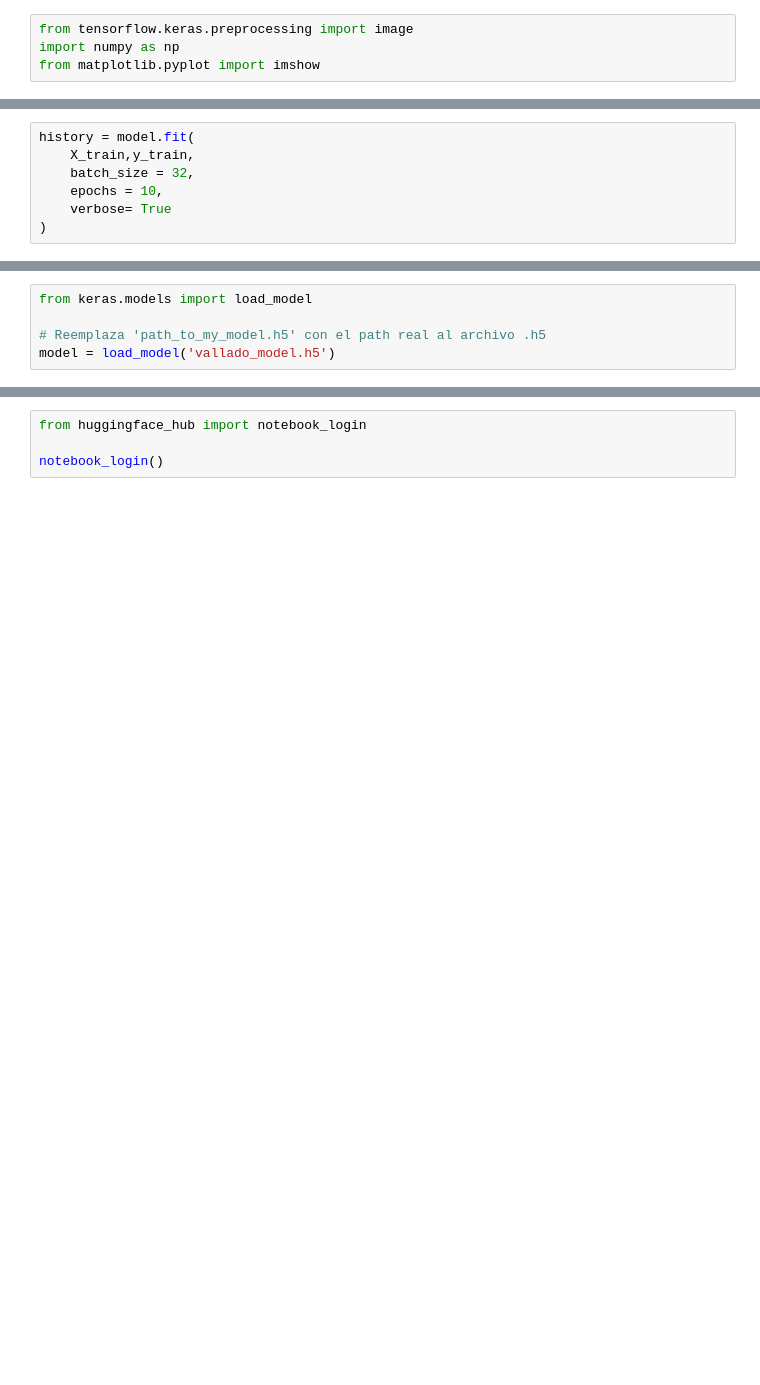
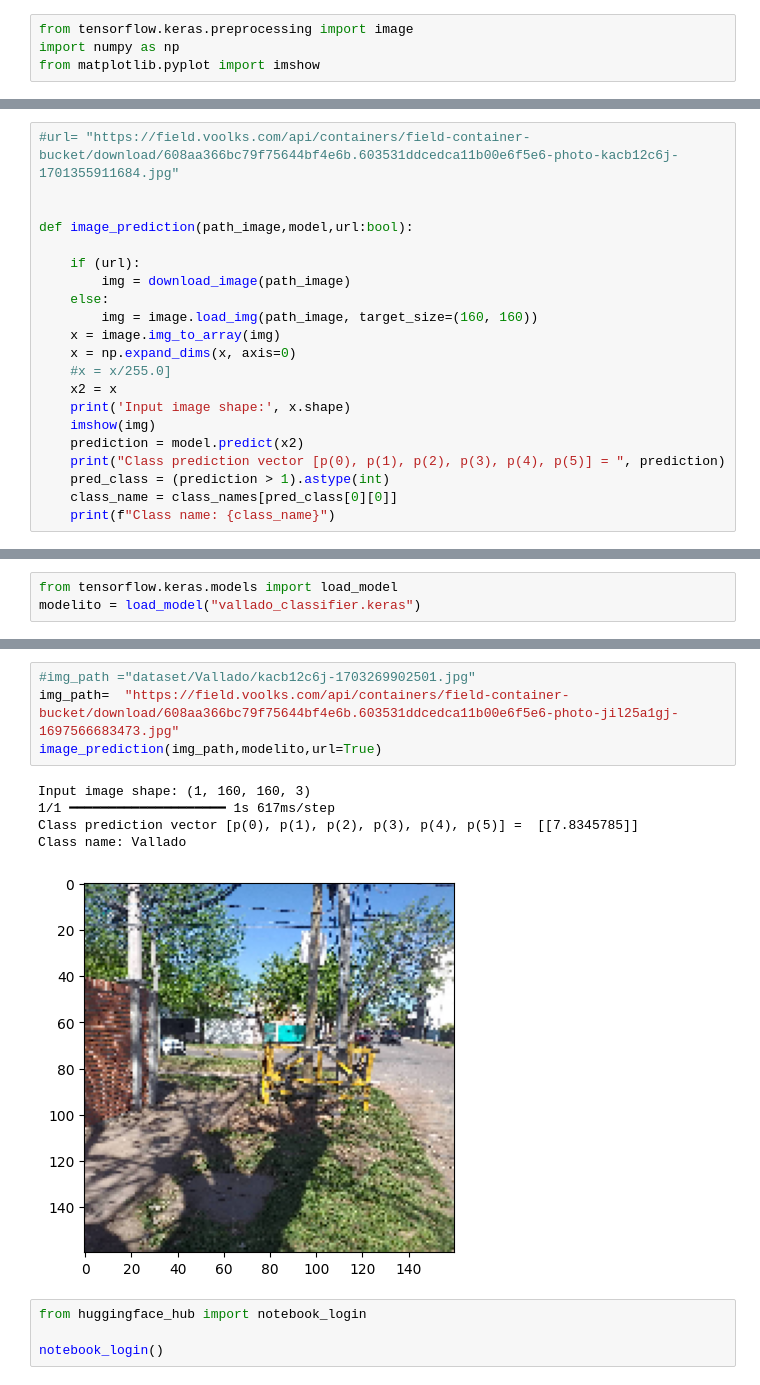
Before and after one commit to brunojaime/clasificador_vallados_binary, a Jupyter notebook: image_classficator.ipynb, the cells around one changed output, grey strips where cells are left out. Saved outputs shown, nothing was run; the diff lists cells and outputs as text; blank space fills up the shorter version.

```diff
--- a/image_classficator.ipynb
+++ b/image_classficator.ipynb
@@ -735,7 +427,0 @@ None
-# %%
-history = model.fit(
-    X_train,y_train,
-    batch_size = 32,
-    epochs = 10,
-    verbose= True
-)
@@ -829,5 +427,0 @@ img_array.shape
-# %%
-from keras.models import load_model
-
-# Reemplaza 'path_to_my_model.h5' con el path real al archivo .h5
-model = load_model('vallado_model.h5')
@@ -866,0 +430,21 @@ WARNING:absl:You are saving your model as an HDF5 file via `model.save()` or `ke
+# %%
+#url= "https://field.voolks.com/api/containers/field-container-bucket/download/608aa366bc79f75644bf4e6b.603531ddcedca11b00e6f5e6-photo-kacb12c6j-1701355911684.jpg"
+
+
+def image_prediction(path_image,model,url:bool):
+
+    if (url):
+        img = download_image(path_image)
+    else:
+        img = image.load_img(path_image, target_size=(160, 160))
+    x = image.img_to_array(img)
+    x = np.expand_dims(x, axis=0)
+    #x = x/255.0]
+    x2 = x
+    print('Input image shape:', x.shape)
+    imshow(img)
+    prediction = model.predict(x2)
+    print("Class prediction vector [p(0), p(1), p(2), p(3), p(4), p(5)] = ", prediction)
+    pred_class = (prediction > 1).astype(int)
+    class_name = class_names[pred_class[0][0]]
+    print(f"Class name: {class_name}")
@@ -866,0 +472,3 @@ WARNING:absl:You are saving your model as an HDF5 file via `model.save()` or `ke
+# %%
+from tensorflow.keras.models import load_model
+modelito = load_model("vallado_classifier.keras")
@@ -867,3 +479,13 @@ WARNING:absl:You are saving your model as an HDF5 file via `model.save()` or `ke
+# %%
+#img_path ="dataset/Vallado/kacb12c6j-1703269902501.jpg"
+img_path=  "https://field.voolks.com/api/containers/field-container-bucket/download/608aa366bc79f75644bf4e6b.603531ddcedca11b00e6f5e6-photo-jil25a1gj-1697566683473.jpg"
+image_prediction(img_path,modelito,url=True)
+# %% [output]
+Input image shape: (1, 160, 160, 3)
+1/1 ━━━━━━━━━━━━━━━━━━━━ 1s 617ms/step
+Class prediction vector [p(0), p(1), p(2), p(3), p(4), p(5)] =  [[7.8345785]]
+Class name: Vallado
+[figure, added]
 # %%
 from huggingface_hub import notebook_login
 
```
Also changed, not shown: parts of 84 cells of this notebook, 6 other files.
